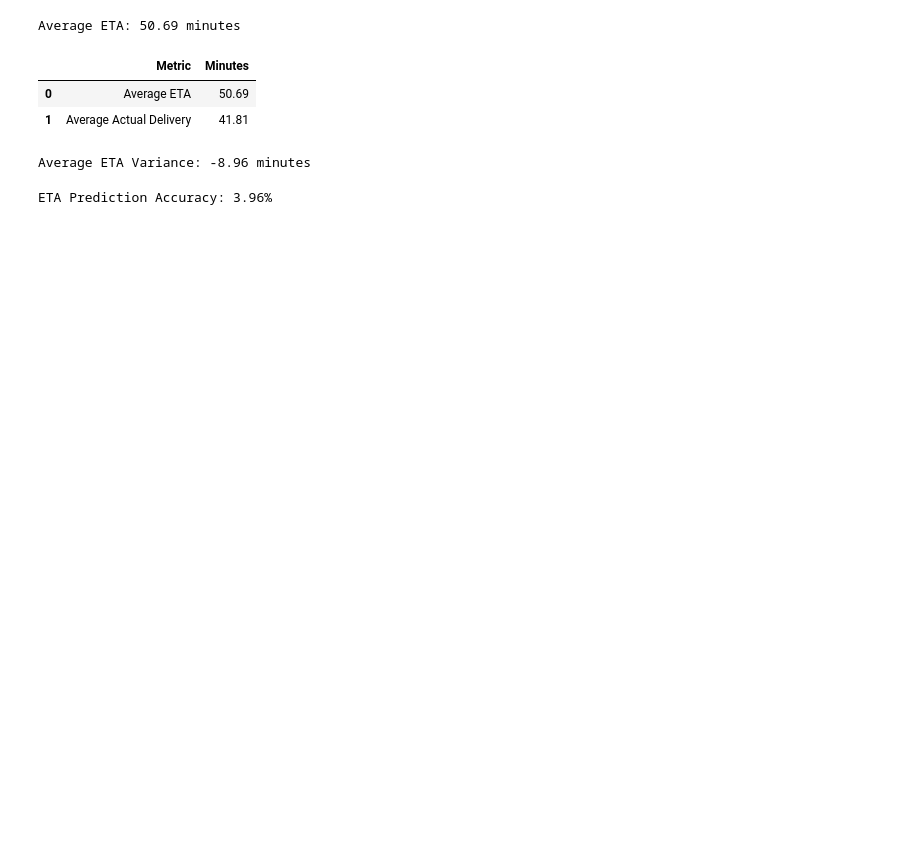
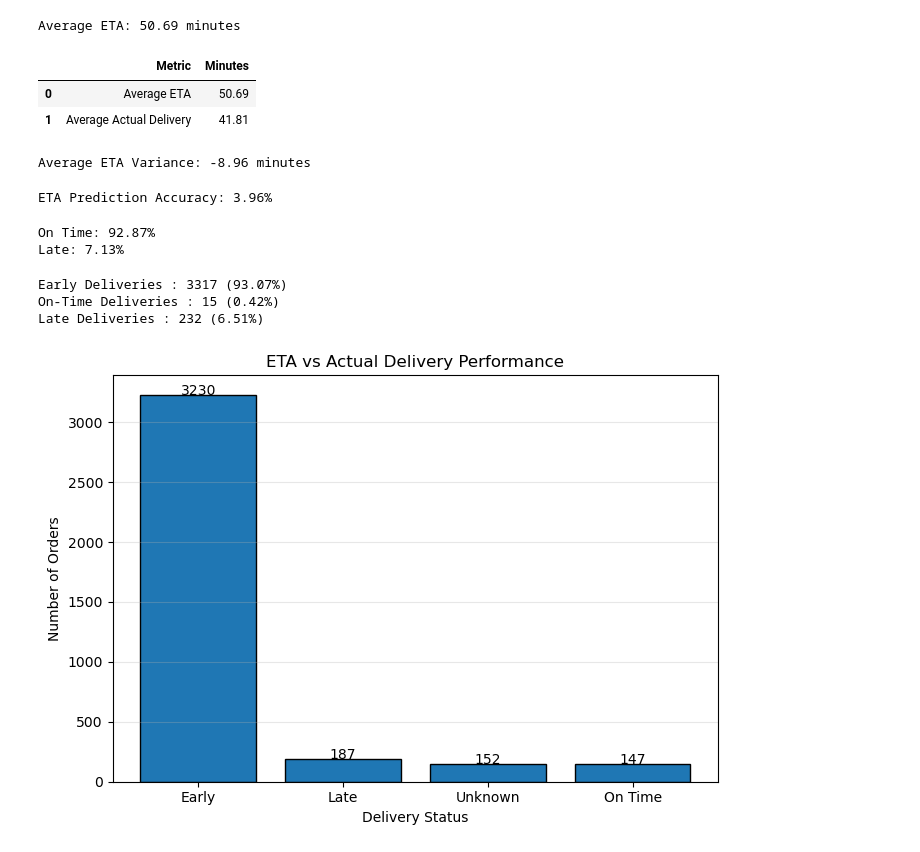
Before and after one commit to vinsin002/kiddo_assignment, a Jupyter notebook: analysis.ipynb, the cells around one changed output. Cells and saved outputs as stored; diff of their text form; code cells hidden in the pictures; blank space fills up the shorter version.

```diff
--- a/analysis.ipynb
+++ b/analysis.ipynb
@@ -492,3 +611,28 @@ accuracy = (
 print(f"ETA Prediction Accuracy: {accuracy:.2f}%")
 # %% [output]
 ETA Prediction Accuracy: 3.96%
+# %%
+on_time = (df.loc[mask, 'ETA_Variance'] <= 0).mean()*100
+late = (df.loc[mask, 'ETA_Variance'] > 0).mean()*100
+
+print(f"On Time: {on_time:.2f}%")
+print(f"Late: {late:.2f}%")
+# %% [output]
+On Time: 92.87%
+Late: 7.13%
+# %%
+mask = df['ETA_Variance'].notna()
+
+early = (df.loc[mask, 'ETA_Variance'] < 0).sum()
+on_time = (df.loc[mask, 'ETA_Variance'] == 0).sum()
+late = (df.loc[mask, 'ETA_Variance'] > 0).sum()
+
+total = early + on_time + late
+
+print(f"Early Deliveries : {early} ({early/total*100:.2f}%)")
+print(f"On-Time Deliveries : {on_time} ({on_time/total*100:.2f}%)")
+print(f"Late Deliveries : {late} ({late/total*100:.2f}%)")
+# %% [output]
+Early Deliveries : 3317 (93.07%)
+On-Time Deliveries : 15 (0.42%)
+Late Deliveries : 232 (6.51%)
@@ -494,0 +653,38 @@ ETA Prediction Accuracy: 3.96%
+# %%
+conditions = [
+    df['ETA_Variance'] < -5,
+    df['ETA_Variance'].between(-5, 5),
+    df['ETA_Variance'] > 5
+]
+
+choices = ['Early', 'On Time', 'Late']
+
+df['Delivery Status'] = np.select(
+    conditions,
+    choices,
+    default='Unknown'
+)
+# %%
+status = df['Delivery Status'].value_counts()
+
+plt.figure(figsize=(7,5))
+
+bars = plt.bar(status.index, status.values, edgecolor='black')
+
+plt.title('ETA vs Actual Delivery Performance')
+plt.xlabel('Delivery Status')
+plt.ylabel('Number of Orders')
+
+for bar in bars:
+    plt.text(
+        bar.get_x() + bar.get_width()/2,
+        bar.get_height(),
+        int(bar.get_height()),
+        ha='center'
+    )
+
+plt.grid(axis='y', alpha=0.3)
+plt.tight_layout()
+plt.show()
+# %% [output]
+[figure, added]
```
Also changed, not shown: parts of 10 cells of this notebook, 1 other file.
